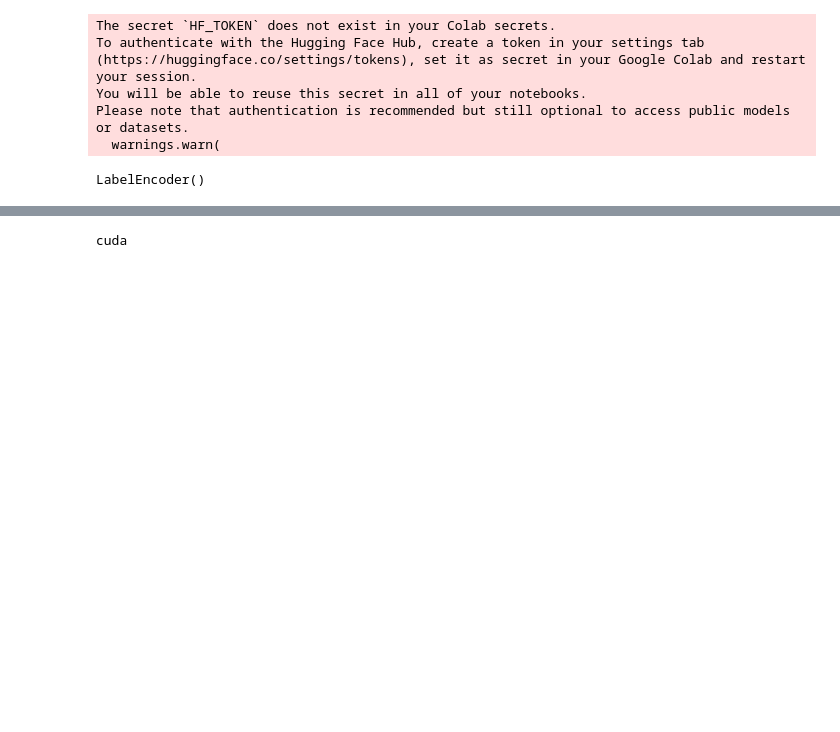
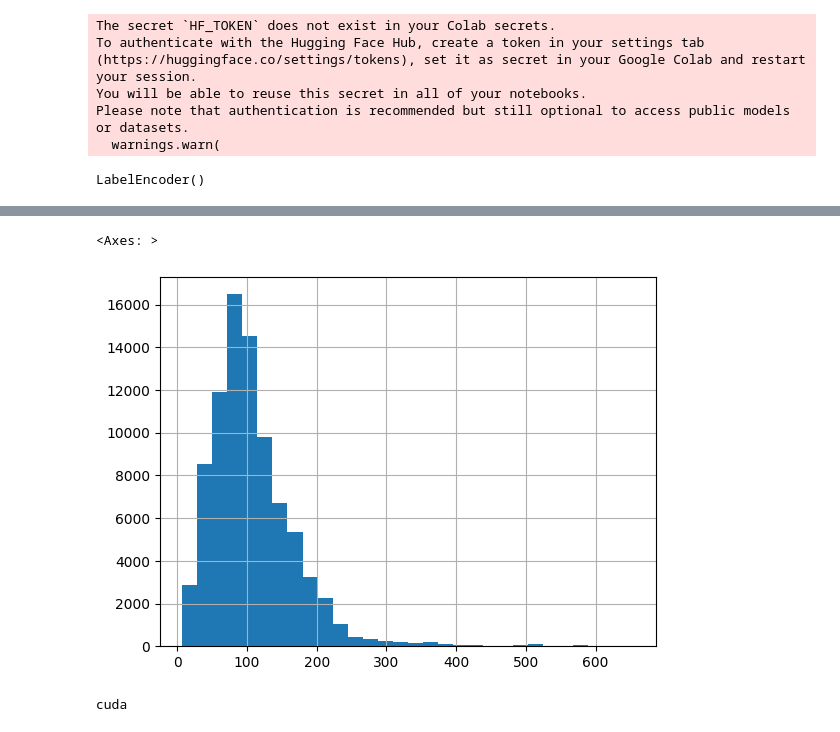
Before and after one commit to tungduong03/Deep-Learning, a Jupyter notebook: secBERT+MLP.ipynb, the cells around one changed output, grey strips where cells are left out. Cells and saved outputs as stored; diff of their text form; code cells hidden in the pictures; blank space fills up the shorter version.

```diff
--- a/secBERT+MLP.ipynb
+++ b/secBERT+MLP.ipynb
@@ -133,0 +134,9 @@ pd.Series(seq_len).hist(bins = 30)
+# %%
+# Kiểm tra độ dài của các tin nhắn dưới dạng ký tự
+char_len = [len(i) for i in train_text]
+
+# Hiển thị phân phối số ký tự
+pd.Series(char_len).hist(bins=30)
+# %% [output]
+<Axes: >
+[figure, added]
```
Also changed, not shown: parts of 13 cells of this notebook.
